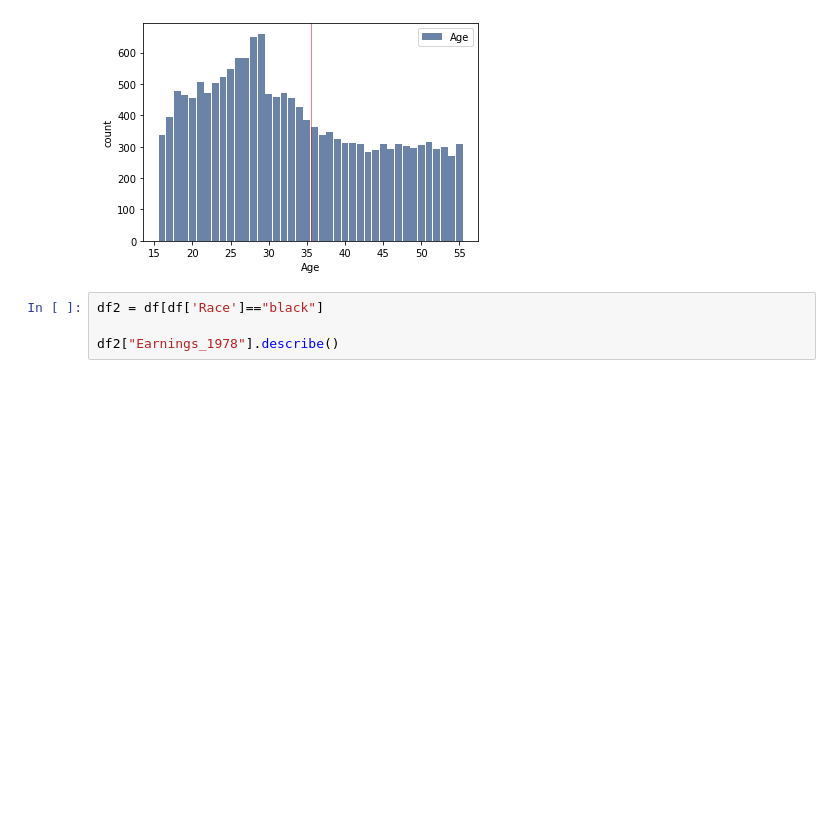
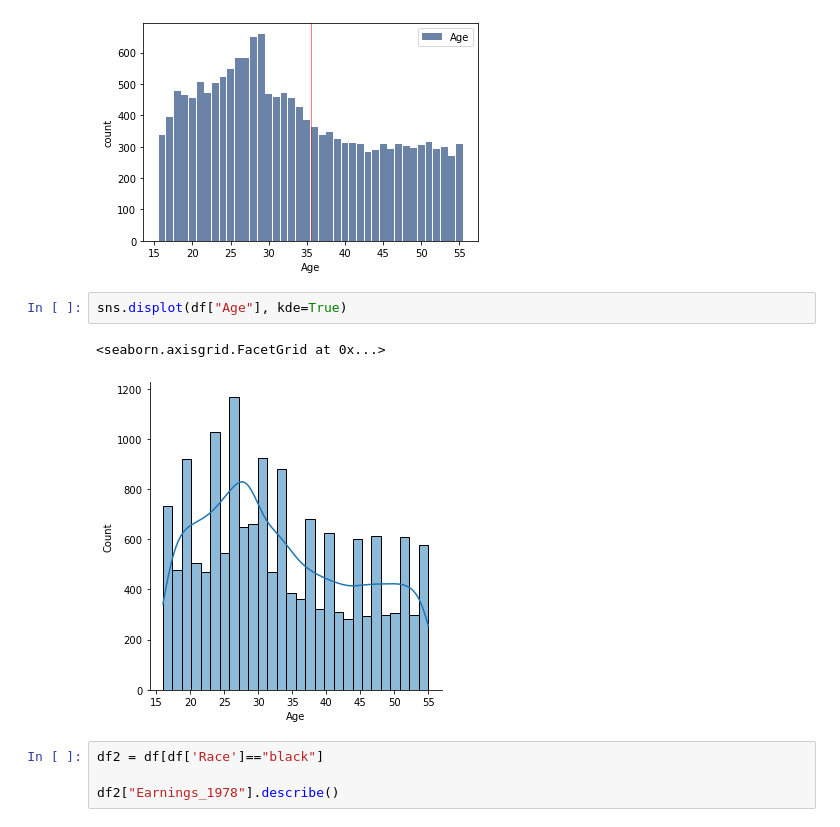
Before and after one commit to fadesere/BSIP_Assignment_1_Students, a Jupyter notebook: stats_asn_1_stud_temp.ipynb, the cells around one changed output. Drawn from its saved outputs; the diff is of its cells as text; blank space fills up the shorter version.

```diff
--- a/stats_asn_1_stud_temp.ipynb
+++ b/stats_asn_1_stud_temp.ipynb
@@ -266,6 +266,11 @@ thinkplot.Config(xlabel='Age', ylabel='count')
 thinkplot.axvline(np.mean(agehist), color="red")
 # %% [output]
 [figure]
+# %%
+sns.displot(df["Age"], kde=True)
+# %% [output]
+<seaborn.axisgrid.FacetGrid at 0x...>
+[figure, added]
 # %%
 df2 = df[df['Race']=="black"]
 
```
Also changed, not shown: parts of 1 cell of this notebook.
